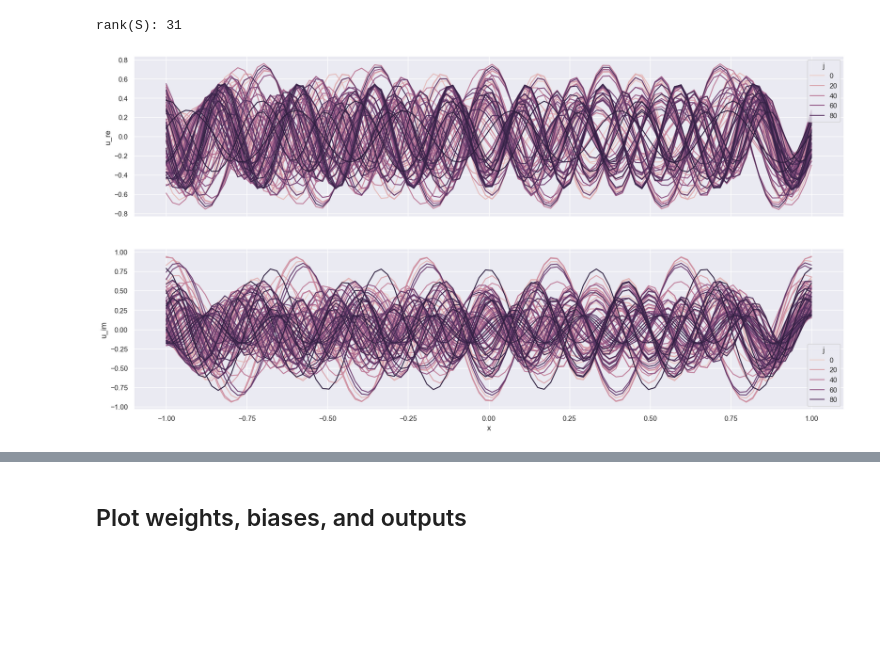
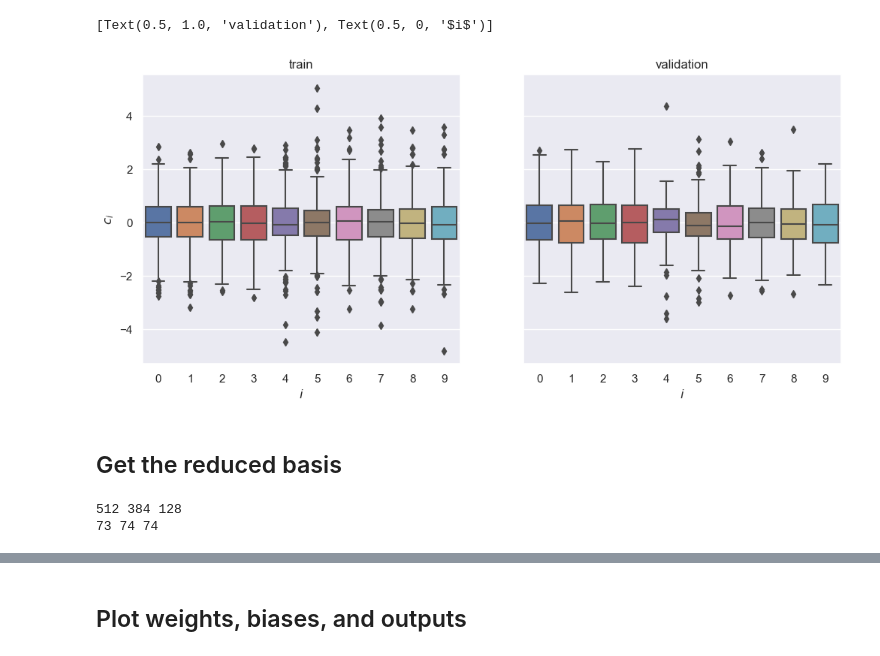
Before and after one commit to sprmsv/POD-NN, a Jupyter notebook: experiments.ipynb, the cells around one changed output, grey strips where cells are left out. Cells and saved outputs as stored; diff of their text form; code cells hidden in the pictures; blank space fills up the shorter version.

```diff
--- a/experiments.ipynb
+++ b/experiments.ipynb
@@ -131,12 +141,27 @@ S_val = parsolver.solve(y=y_val)
 # %%
-# fig, axs = plt.subplots(nrows=1, ncols=2, sharey=True, figsize=(12, 5))
-# sns.boxplot(pd.DataFrame(np.concatenate([y_trn.real, y_trn.imag]).T), ax=axs[0])
-# sns.boxplot(pd.DataFrame(np.concatenate([y_val.real, y_val.imag]).T), ax=axs[1])
-# axs[0].set(title='train', xlabel='$i$', ylabel='$y_i$')
-# axs[1].set(title='validation', xlabel='$i$')
+mean_c_trn, std_c_trn = c_trn.mean(axis=1, keepdims=True), c_trn.std(axis=1, keepdims=True)
+mean_c_val, std_c_val = c_val.mean(axis=1, keepdims=True), c_val.std(axis=1, keepdims=True)
+
+c_trn = ((c_trn - mean_c_trn) / std_c_trn)
+c_val = ((c_val - mean_c_val) / std_c_val)
+
+fig, axs = plt.subplots(nrows=1, ncols=2, sharey=True, figsize=(12, 5))
+sns.boxplot(pd.DataFrame(c_trn.T), ax=axs[0])
+sns.boxplot(pd.DataFrame(c_val.T), ax=axs[1])
+axs[0].set(title='train', xlabel='$i$', ylabel='$c_i$')
+axs[1].set(title='validation', xlabel='$i$')
+# %% [output]
+[Text(0.5, 1.0, 'validation'), Text(0.5, 0, '$i$')]
+[figure, added]
-# %%
-plot_bases(S=S_bas, bases=solver.bases)
-print(f'rank(S): {np.linalg.matrix_rank(S_bas)}')
-# %% [output]
-rank(S): 31
-[figure, removed]
+# %% [markdown]
+## Get the reduced basis
+# %%
+print(S.shape[1], S_trn.shape[1], S_val.shape[1])
+print(
+    np.linalg.matrix_rank(S),
+    np.linalg.matrix_rank(S_trn),
+    np.linalg.matrix_rank(S_val),
+)
+# %% [output]
+512 384 128
+73 74 74
```
Also changed, not shown: parts of 30 cells of this notebook, 5 other files.
